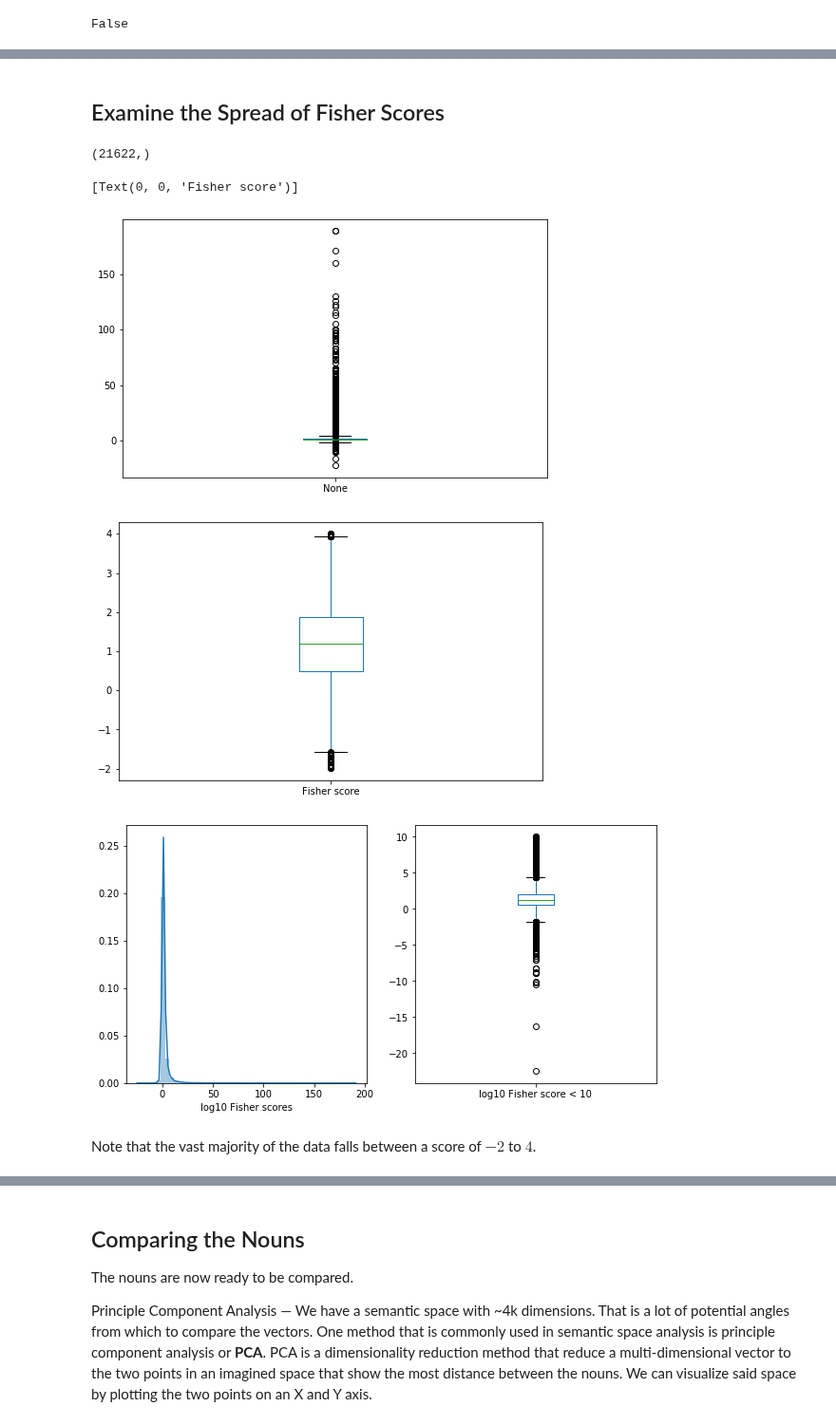
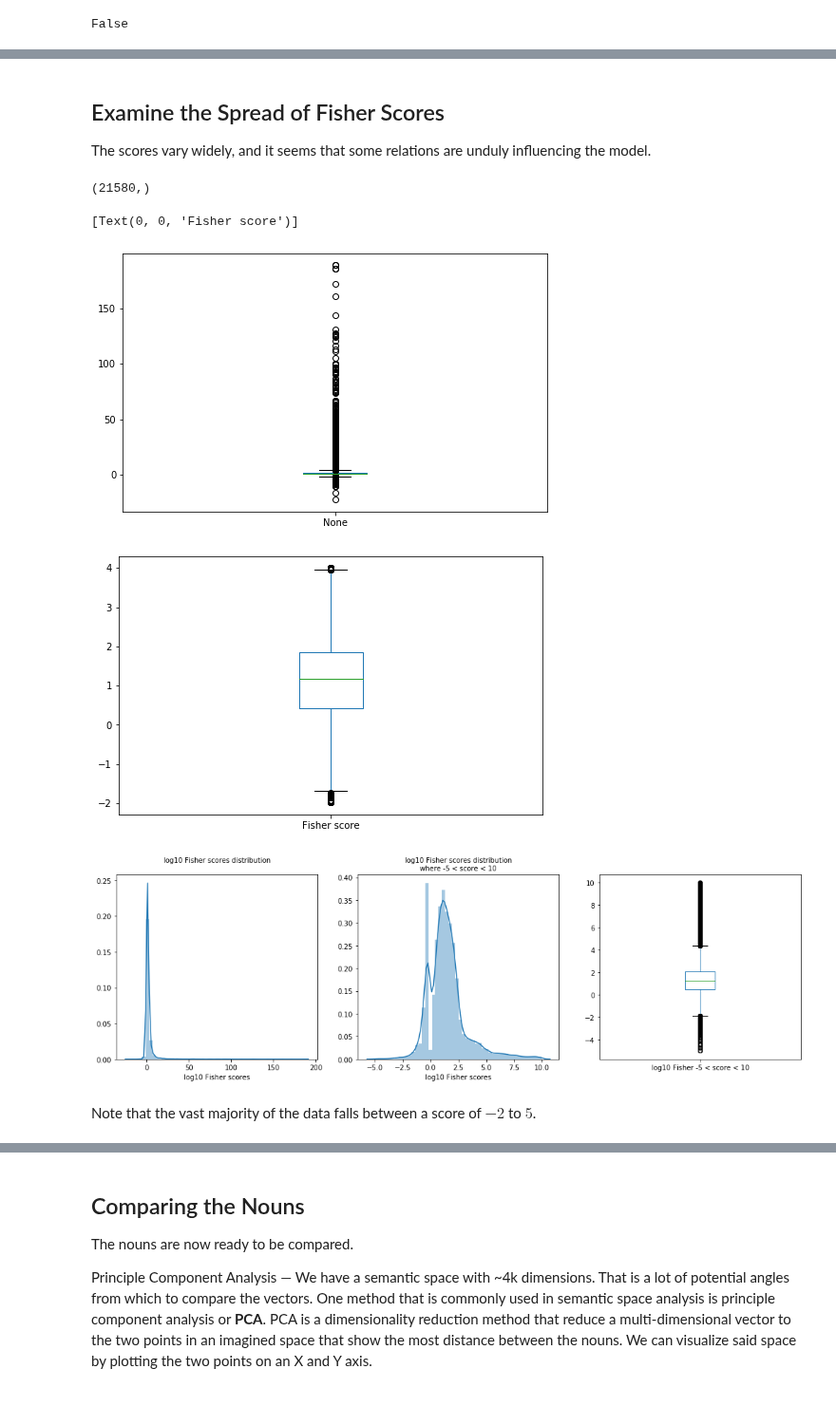
Before and after one commit to codykingham/noun_semantics, a Jupyter notebook: analysis.ipynb, the cells around one changed output, grey strips where cells are left out. Shown at 95% size. Drawn from its saved outputs; the diff is of its cells as text; code cells hidden in the pictures.

```diff
--- a/analysis.ipynb
+++ b/analysis.ipynb
@@ -266,7 +249,7 @@ print('done!')
 # %% [output]
 done!
 # %%
-data = deliver_data(contexts, tf=TF)
+context_data = deliver_data(contexts, tf=TF)
 # %% [output]
 running query on template [ T.function→ st.verb.lex ]...
         19884 results found.
@@ -304,7 +287,7 @@ data[0]
 # %% [markdown]
 Now we put the data into a dataframe. We also export the dataframe for reference.
 # %%
-data_df = pd.DataFrame(data)
+data_df = pd.DataFrame(context_data)
 data_df.set_index('clause', inplace=True)
 data_df.to_csv('dataset.csv') # export dataset
 data_df.head()
@@ -799,35 +782,49 @@ fisherdata.loc[:, (fisherdata > 50).any()]
 # %% [markdown]
 ## Examine the Spread of Fisher Scores
+
+The scores vary widely, and it seems that some relations are unduly influencing the model.
 # %%
 scores = pd.Series(fisherdata.values.flatten())
 scores = scores[scores != 0]
 scores.shape
 # %% [output]
-(21622,)
+(21580,)
 # %%
 fig, ax = plt.subplots(figsize=(8, 5))
 scores.plot(kind='box', ax=ax)
 ax1.set_xticklabels(['Fisher score'])
 # %% [output]
 [Text(0, 0, 'Fisher score')]
-[figure, old version]
+[figure, new version]
 # %%
+# zoom on scores between -2 and 4
+# +/-log10(0.5) = +/- 1.3
+
 fig, ax = plt.subplots(figsize=(8, 5))
 scores[(scores > -2) & (scores < 4)].plot(kind='box', ax=ax)
 ax.set_xticklabels(['Fisher score'])
 plt.show()
 # %% [output]
-[figure, old version]
+[figure, new version]
 # %%
-fig, (ax1, ax2) = plt.subplots(1, 2, figsize=(10, 5))
+fig, (ax1, ax2, ax3) = plt.subplots(1, 3, figsize=(18, 5))
+
 sns.distplot(scores, ax=ax1)
-scores[scores < 10].plot(kind='box', ax=ax2)
+ax1.set_title('log10 Fisher scores distribution\n', size=10)
 ax1.set_xlabel('log10 Fisher scores')
-ax2.set_xticklabels(['log10 Fisher score < 10'])
+
+subset_scores = scores[(scores < 10) & (scores > -5)]
+sns.distplot(subset_scores, ax=ax2)
+ax2.set_xlabel('log10 Fisher scores')
+ax2.set_title('log10 Fisher scores distribution\nwhere -5 < score < 10', size=10)
+
+subset_scores.plot(kind='box', ax=ax3)
+ax3.set_xticklabels(['log10 Fisher -5 < score < 10'])
+
 savefig('fisher_score_dist.svg')
 plt.show()
 # %% [output]
-[figure, old version]
+[figure, new version]
 # %% [markdown]
-Note that the vast majority of the data falls between a score of $-2$ to $4$.
+Note that the vast majority of the data falls between a score of $-2$ to $5$.
 # %%
```
Also changed, not shown: parts of 65 cells of this notebook, 10 other files.
